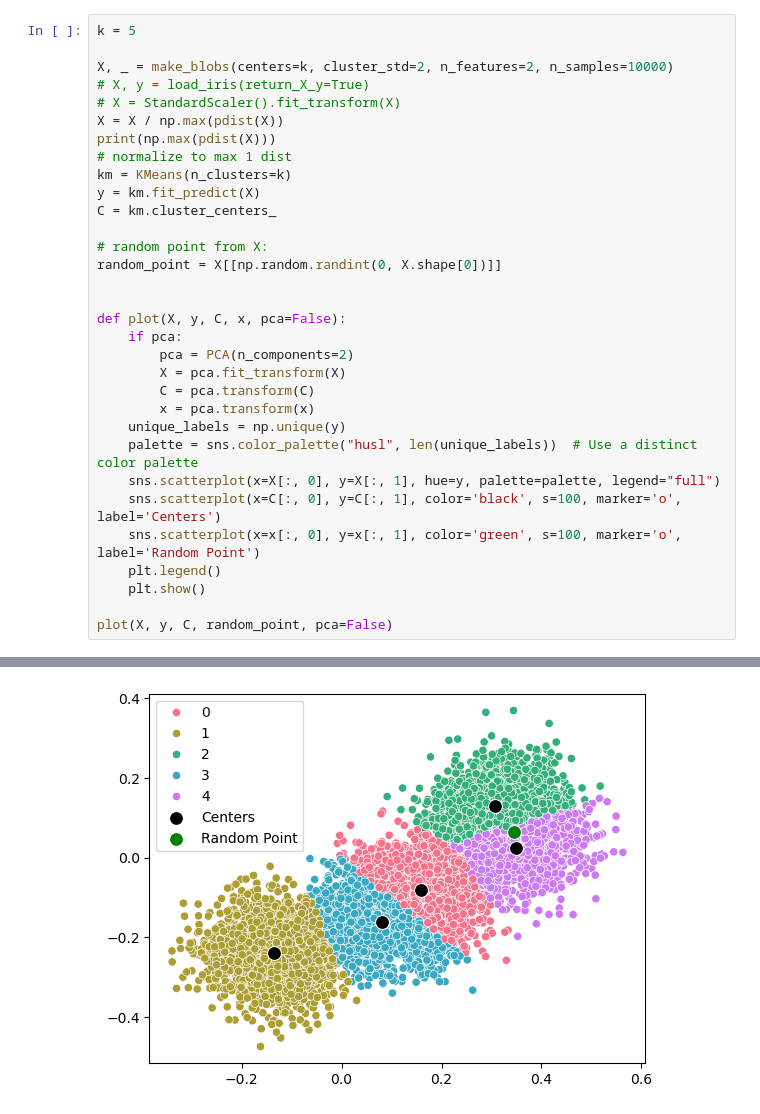
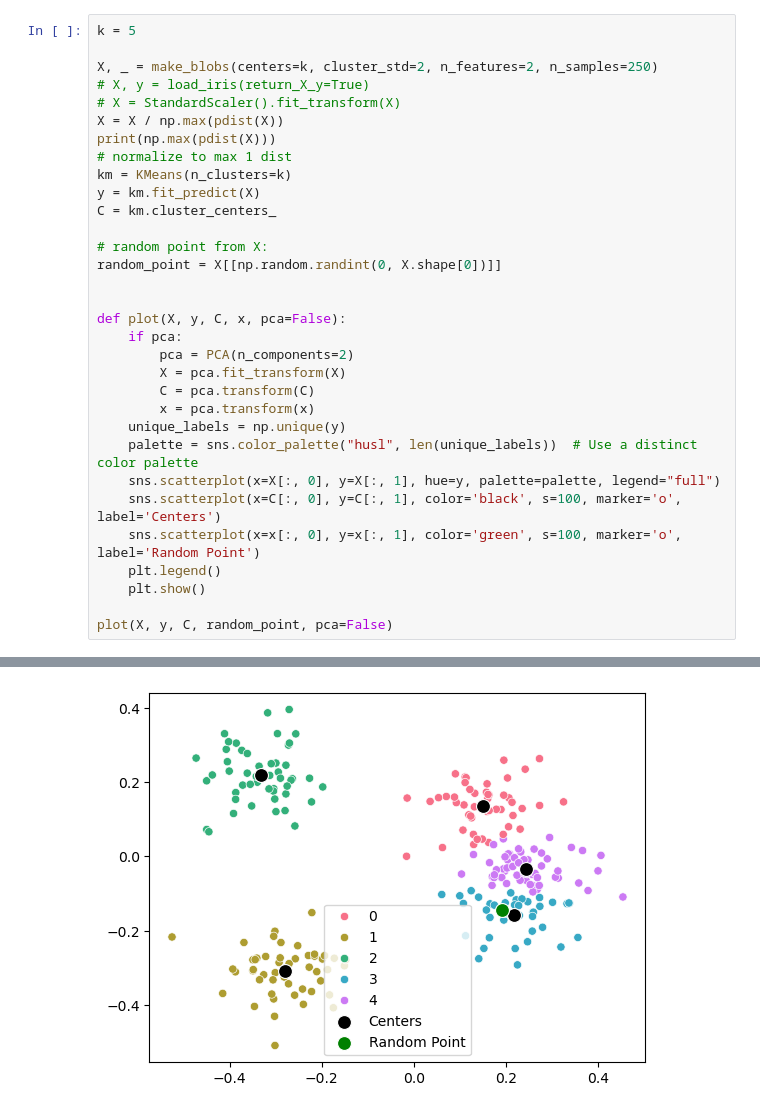
Before and after one commit to jepp3183/Thesis2025, a Jupyter notebook: code/dice_modification.ipynb, the cells around one changed output, grey strips where cells are left out. Drawn from its saved outputs; the diff is of its cells as text.

```diff
--- a/code/dice_modification.ipynb
+++ b/code/dice_modification.ipynb
@@ -97,7 +100,7 @@ def plot_heatmap(X, y, C, random_point, fn, target_cluster, use_pca=False, solut
 # %%
 k = 5
 
-X, _ = make_blobs(centers=k, cluster_std=2, n_features=2, n_samples=10000)
+X, _ = make_blobs(centers=k, cluster_std=2, n_features=2, n_samples=250)
 # X, y = load_iris(return_X_y=True)
 # X = StandardScaler().fit_transform(X)
 X = X / np.max(pdist(X))
@@ -131,3 +134,3 @@ plot(X, y, C, random_point, pca=False)
-[figure, old version]
+[figure, new version]
 # %%
 # Example usage
```
Also changed, not shown: parts of 5 cells of this notebook, 1 other file.
